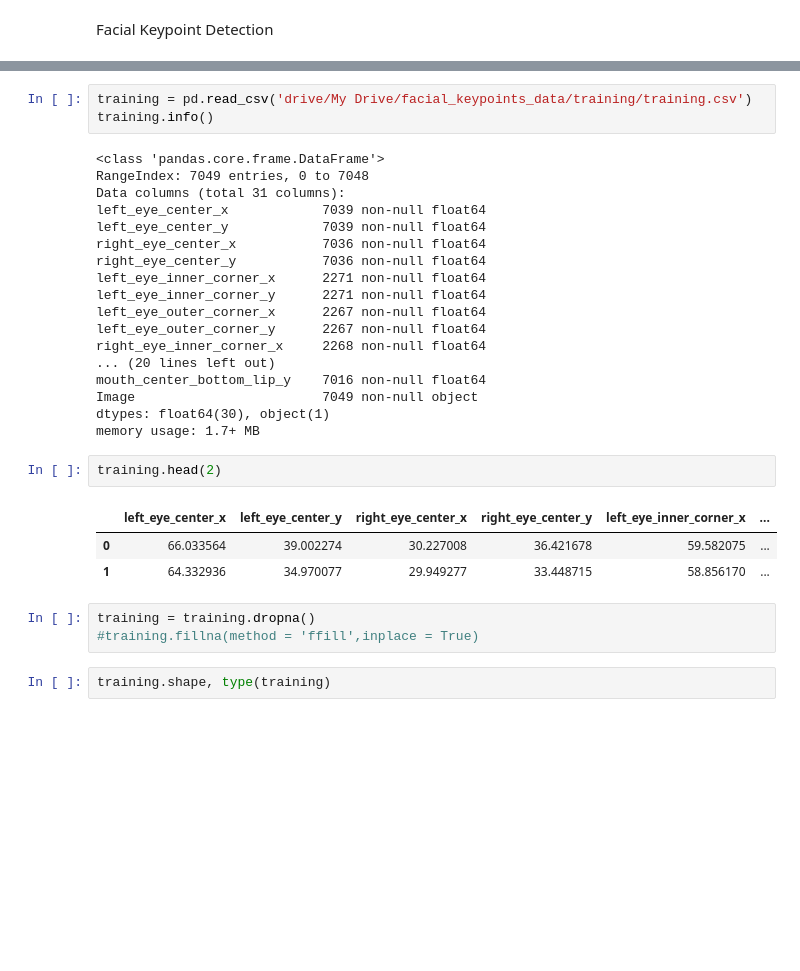
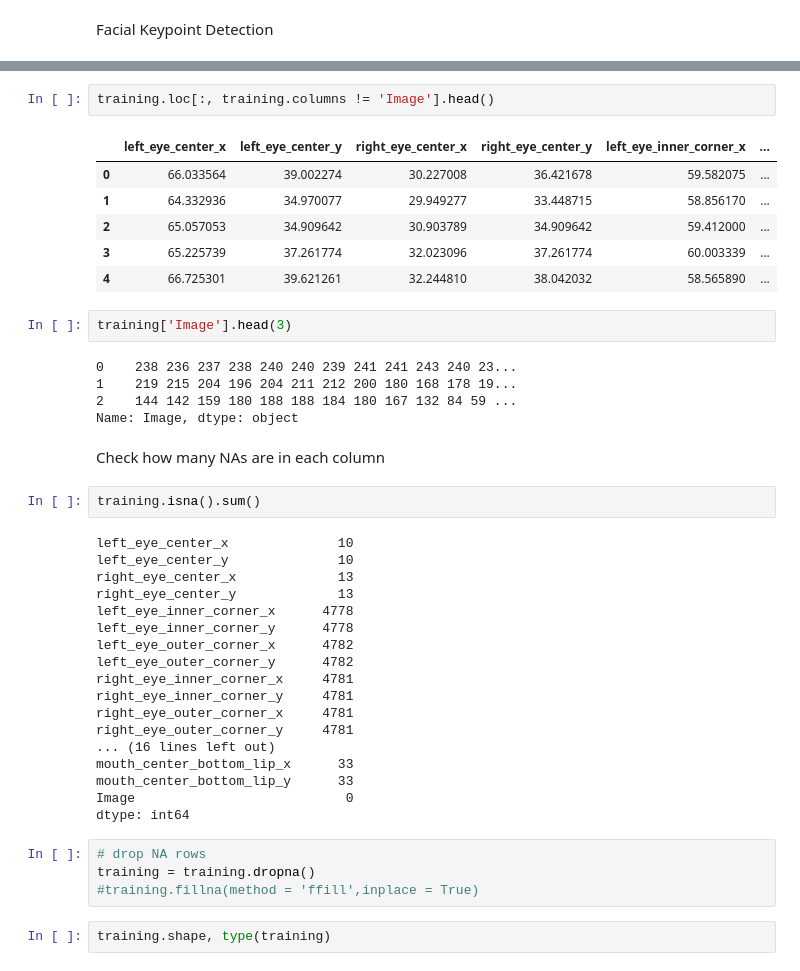
Before and after one commit to blawok/Facial_Keypoints, a Jupyter notebook: facial_keypoint_detection.ipynb, the cells around one changed output, grey strips where cells are left out. Saved outputs shown, nothing was run; the diff lists cells and outputs as text; blank space fills up the shorter version.

```diff
--- a/facial_keypoint_detection.ipynb
+++ b/facial_keypoint_detection.ipynb
@@ -87,31 +36,43 @@ test.head()
-# %%
-training = pd.read_csv('drive/My Drive/facial_keypoints_data/training/training.csv')
-training.info()
-# %% [output]
-<class 'pandas.core.frame.DataFrame'>
-RangeIndex: 7049 entries, 0 to 7048
-Data columns (total 31 columns):
-left_eye_center_x            7039 non-null float64
-left_eye_center_y            7039 non-null float64
-right_eye_center_x           7036 non-null float64
-right_eye_center_y           7036 non-null float64
-left_eye_inner_corner_x      2271 non-null float64
-left_eye_inner_corner_y      2271 non-null float64
-left_eye_outer_corner_x      2267 non-null float64
-left_eye_outer_corner_y      2267 non-null float64
-right_eye_inner_corner_x     2268 non-null float64
-... (20 lines left out)
-mouth_center_bottom_lip_y    7016 non-null float64
-Image                        7049 non-null object
-dtypes: float64(30), object(1)
-memory usage: 1.7+ MB
+# %%
+training.loc[:, training.columns != 'Image'].head()
+# %% [output]
+|  | left_eye_center_x | left_eye_center_y | right_eye_center_x | right_eye_center_y | left_eye_inner_corner_x | ... |
+| 0 | 66.033564 | 39.002274 | 30.227008 | 36.421678 | 59.582075 | ... |
+| 1 | 64.332936 | 34.970077 | 29.949277 | 33.448715 | 58.856170 | ... |
+| 2 | 65.057053 | 34.909642 | 30.903789 | 34.909642 | 59.412000 | ... |
+| 3 | 65.225739 | 37.261774 | 32.023096 | 37.261774 | 60.003339 | ... |
+| 4 | 66.725301 | 39.621261 | 32.244810 | 38.042032 | 58.565890 | ... |
 # %%
-training.head(2)
+training['Image'].head(3)
 # %% [output]
-|  | left_eye_center_x | left_eye_center_y | right_eye_center_x | right_eye_center_y | left_eye_inner_corner_x | ... |
-| 0 | 66.033564 | 39.002274 | 30.227008 | 36.421678 | 59.582075 | ... |
-| 1 | 64.332936 | 34.970077 | 29.949277 | 33.448715 | 58.856170 | ... |
+0    238 236 237 238 240 240 239 241 241 243 240 23...
+1    219 215 204 196 204 211 212 200 180 168 178 19...
+2    144 142 159 180 188 188 184 180 167 132 84 59 ...
+Name: Image, dtype: object
+# %% [markdown]
+Check how many NAs are in each column
+# %%
+training.isna().sum()
+# %% [output]
+left_eye_center_x              10
+left_eye_center_y              10
+right_eye_center_x             13
+right_eye_center_y             13
+left_eye_inner_corner_x      4778
+left_eye_inner_corner_y      4778
+left_eye_outer_corner_x      4782
+left_eye_outer_corner_y      4782
+right_eye_inner_corner_x     4781
+right_eye_inner_corner_y     4781
+right_eye_outer_corner_x     4781
+right_eye_outer_corner_y     4781
+... (16 lines left out)
+mouth_center_bottom_lip_x      33
+mouth_center_bottom_lip_y      33
+Image                           0
+dtype: int64
 # %%
+# drop NA rows
 training = training.dropna()
 #training.fillna(method = 'ffill',inplace = True)
 # %%
```
Also changed, not shown: parts of 30 cells of this notebook.
